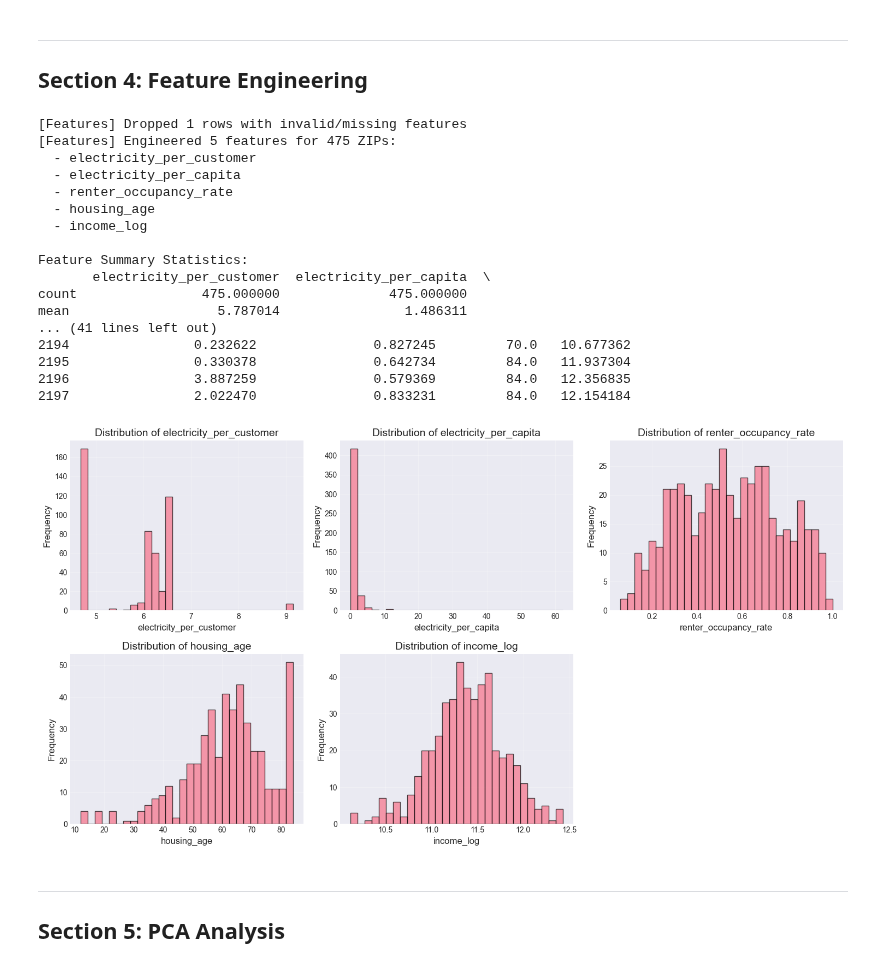
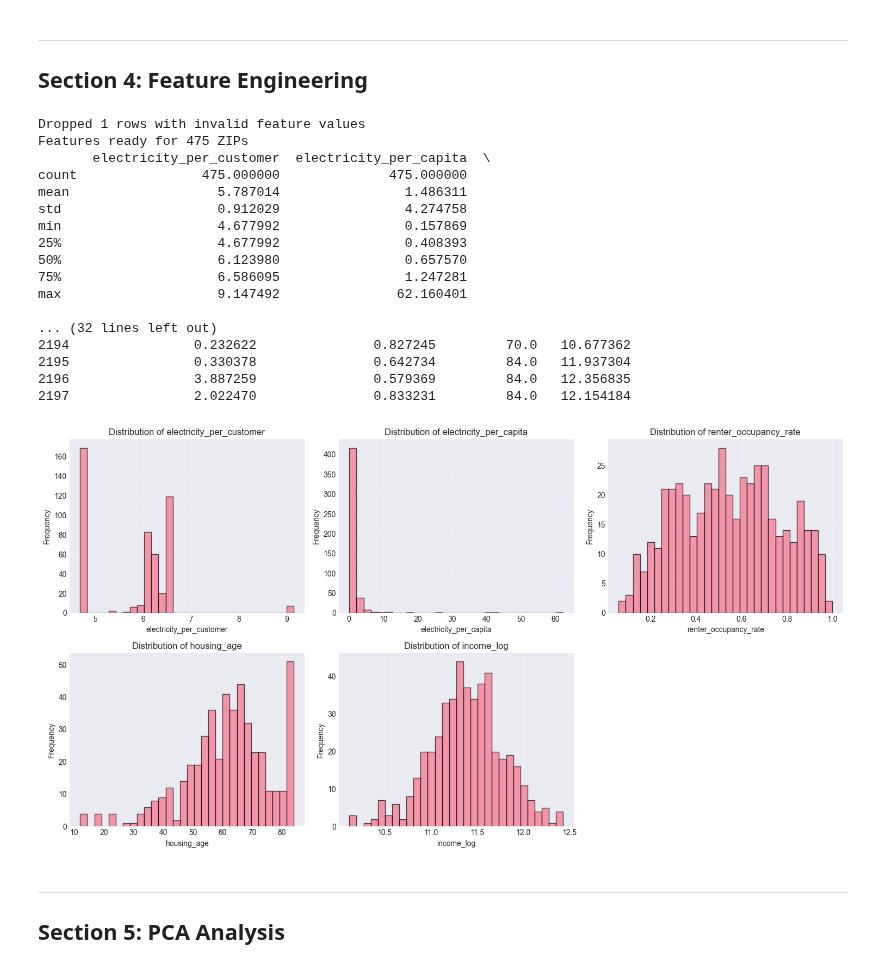
Before and after one commit to SJSUF25/Urban-Energy-Analytics, a Jupyter notebook: notebooks/urban_energy_analysis.ipynb, the cells around one changed output. Saved outputs shown, nothing was run; the diff lists cells and outputs as text; code cells hidden in the pictures.

```diff
--- a/notebooks/urban_energy_analysis.ipynb
+++ b/notebooks/urban_energy_analysis.ipynb
@@ -213,46 +210,46 @@ plt.show()
 ## Section 4: Feature Engineering
 # %%
 df_features = engineer_features(df_integrated)
-print("\nDataset with engineered features:")
 print(df_features.head())
 # %% [output]
-[Features] Dropped 1 rows with invalid/missing features
-[Features] Engineered 5 features for 475 ZIPs:
-  - electricity_per_customer
-  - electricity_per_capita
-  - renter_occupancy_rate
-  - housing_age
-  - income_log
-
-Feature Summary Statistics:
+Dropped 1 rows with invalid feature values
+Features ready for 475 ZIPs
        electricity_per_customer  electricity_per_capita  \
 count                475.000000              475.000000
 mean                   5.787014                1.486311
-... (41 lines left out)
+std                    0.912029                4.274758
+min                    4.677992                0.157869
+25%                    4.677992                0.408393
+50%                    6.123980                0.657570
+75%                    6.586095                1.247281
+max                    9.147492               62.160401
+
+... (32 lines left out)
 2194                0.232622               0.827245         70.0   10.677362
 2195                0.330378               0.642734         84.0   11.937304
 2196                3.887259               0.579369         84.0   12.356835
 2197                2.022470               0.833231         84.0   12.154184
 # %%
 feature_cols = [
-    'electricity_per_customer', 'electricity_per_capita',
-    'renter_occupancy_rate', 'housing_age', 'income_log'
+    "electricity_per_customer", "electricity_per_capita",
+    "renter_occupancy_rate", "housing_age", "income_log"
 ]
 
 fig, axes = plt.subplots(2, 3, figsize=(15, 8))
 axes = axes.flatten()
 
 for i, col in enumerate(feature_cols):
-    axes[i].hist(df_features[col], bins=30, alpha=0.7, edgecolor='black')
-    axes[i].set_xlabel(col); axes[i].set_ylabel('Frequency')
-    axes[i].set_title(f'Distribution of {col}')
+    axes[i].hist(df_features[col], bins=30, alpha=0.7, edgecolor="black")
+    axes[i].set_xlabel(col)
+    axes[i].set_ylabel("Frequency")
+    axes[i].set_title(f"Distribution of {col}")
     axes[i].grid(True, alpha=0.3)
 
-axes[-1].axis('off')
+axes[-1].axis("off")
 plt.tight_layout()
 plt.show()
 # %% [output]
-[figure, old version]
+[figure, new version]
 # %% [markdown]
 ---
 
```
Also changed, not shown: parts of 35 cells of this notebook, 1 other file.
